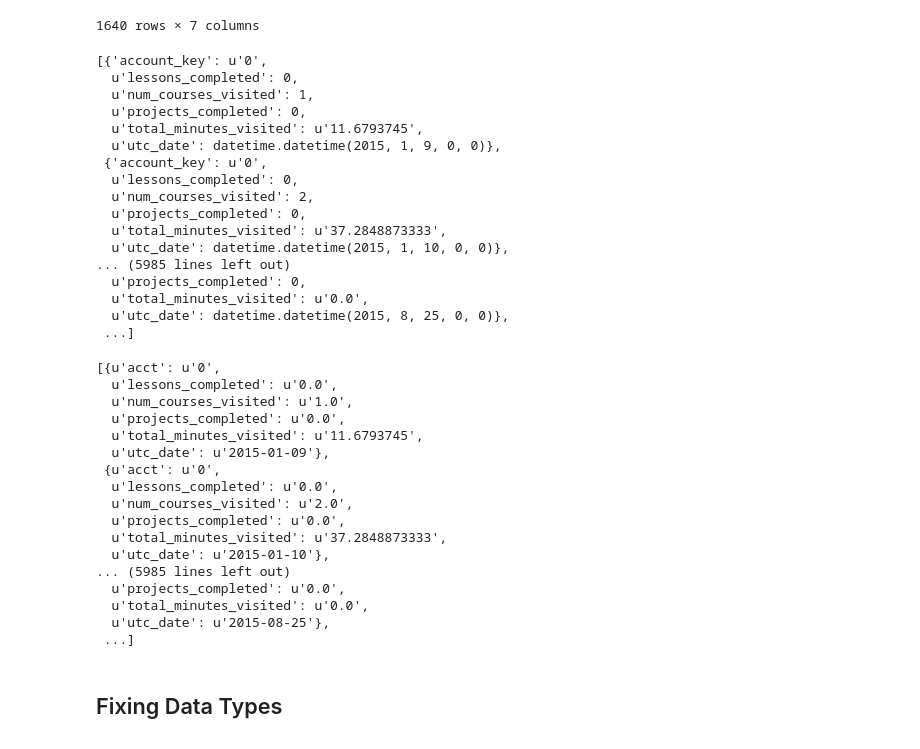
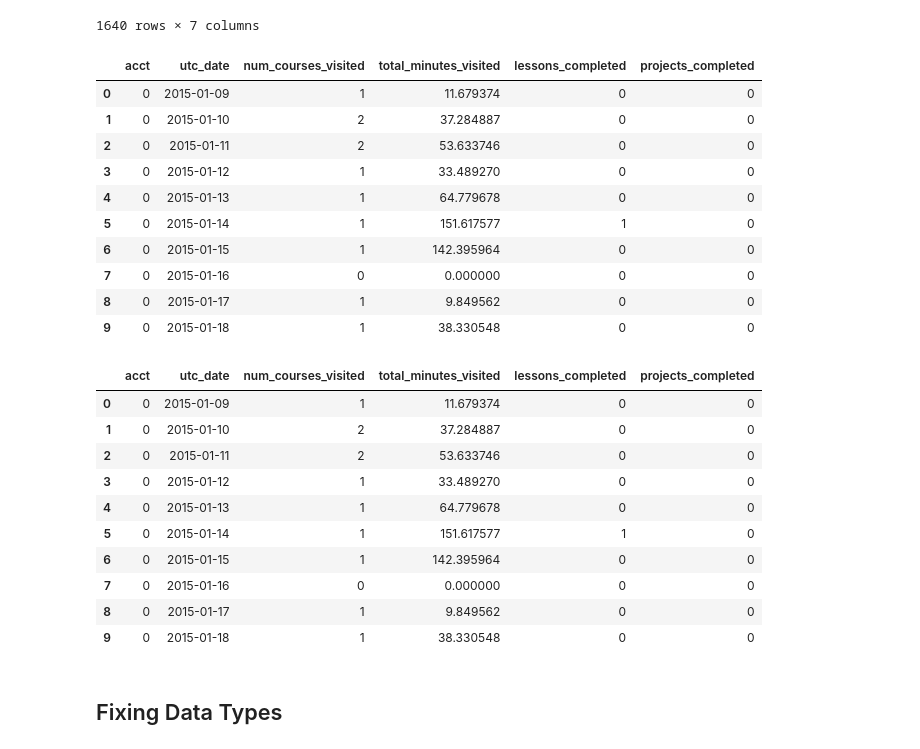
Before and after one commit to Dharmogata/Baby-Python---data-munging, a Jupyter notebook: L1-starter_code.ipynb, the cells around one changed output. Cells and saved outputs as stored; diff of their text form; code cells hidden in the pictures.

```diff
--- a/L1-starter_code.ipynb
+++ b/L1-starter_code.ipynb
@@ -167,25 +161,19 @@ enrollments
 | 1639 | 686 | current | 2015-08-23 | NaN | NaN | False | False |
 1640 rows × 7 columns
 # %%
-daily_engagement
+daily_engagement[0:10]
 # %% [output]
-[{'account_key': u'0',
-  u'lessons_completed': 0,
-  u'num_courses_visited': 1,
-  u'projects_completed': 0,
-  u'total_minutes_visited': u'11.6793745',
-  u'utc_date': datetime.datetime(2015, 1, 9, 0, 0)},
- {'account_key': u'0',
-  u'lessons_completed': 0,
-  u'num_courses_visited': 2,
-  u'projects_completed': 0,
-  u'total_minutes_visited': u'37.2848873333',
-  u'utc_date': datetime.datetime(2015, 1, 10, 0, 0)},
-... (5985 lines left out)
-  u'projects_completed': 0,
-  u'total_minutes_visited': u'0.0',
-  u'utc_date': datetime.datetime(2015, 8, 25, 0, 0)},
- ...]
+|  | acct | utc_date | num_courses_visited | total_minutes_visited | lessons_completed | projects_completed |
+| 0 | 0 | 2015-01-09 | 1 | 11.679374 | 0 | 0 |
+| 1 | 0 | 2015-01-10 | 2 | 37.284887 | 0 | 0 |
+| 2 | 0 | 2015-01-11 | 2 | 53.633746 | 0 | 0 |
+| 3 | 0 | 2015-01-12 | 1 | 33.489270 | 0 | 0 |
+| 4 | 0 | 2015-01-13 | 1 | 64.779678 | 0 | 0 |
+| 5 | 0 | 2015-01-14 | 1 | 151.617577 | 1 | 0 |
+| 6 | 0 | 2015-01-15 | 1 | 142.395964 | 0 | 0 |
+| 7 | 0 | 2015-01-16 | 0 | 0.000000 | 0 | 0 |
+| 8 | 0 | 2015-01-17 | 1 | 9.849562 | 0 | 0 |
+| 9 | 0 | 2015-01-18 | 1 | 38.330548 | 0 | 0 |
 # %%
 #####################################
 #                 1                 #
@@ -205,25 +193,19 @@ enrollments= read_csv('enrollments.csv')
 daily_engagement = read_csv('daily_engagement.csv')
 project_submissions = read_csv('project_submissions.csv')
 # %%
-daily_engagement
+daily_engagement[0:10]
 # %% [output]
-[{u'acct': u'0',
-  u'lessons_completed': u'0.0',
-  u'num_courses_visited': u'1.0',
-  u'projects_completed': u'0.0',
-  u'total_minutes_visited': u'11.6793745',
-  u'utc_date': u'2015-01-09'},
- {u'acct': u'0',
-  u'lessons_completed': u'0.0',
-  u'num_courses_visited': u'2.0',
-  u'projects_completed': u'0.0',
-  u'total_minutes_visited': u'37.2848873333',
-  u'utc_date': u'2015-01-10'},
-... (5985 lines left out)
-  u'projects_completed': u'0.0',
-  u'total_minutes_visited': u'0.0',
-  u'utc_date': u'2015-08-25'},
- ...]
+|  | acct | utc_date | num_courses_visited | total_minutes_visited | lessons_completed | projects_completed |
+| 0 | 0 | 2015-01-09 | 1 | 11.679374 | 0 | 0 |
+| 1 | 0 | 2015-01-10 | 2 | 37.284887 | 0 | 0 |
+| 2 | 0 | 2015-01-11 | 2 | 53.633746 | 0 | 0 |
+| 3 | 0 | 2015-01-12 | 1 | 33.489270 | 0 | 0 |
+| 4 | 0 | 2015-01-13 | 1 | 64.779678 | 0 | 0 |
+| 5 | 0 | 2015-01-14 | 1 | 151.617577 | 1 | 0 |
+| 6 | 0 | 2015-01-15 | 1 | 142.395964 | 0 | 0 |
+| 7 | 0 | 2015-01-16 | 0 | 0.000000 | 0 | 0 |
+| 8 | 0 | 2015-01-17 | 1 | 9.849562 | 0 | 0 |
+| 9 | 0 | 2015-01-18 | 1 | 38.330548 | 0 | 0 |
 # %% [markdown]
 ## Fixing Data Types
 # %%
```
Also changed, not shown: parts of 1 cell of this notebook.
